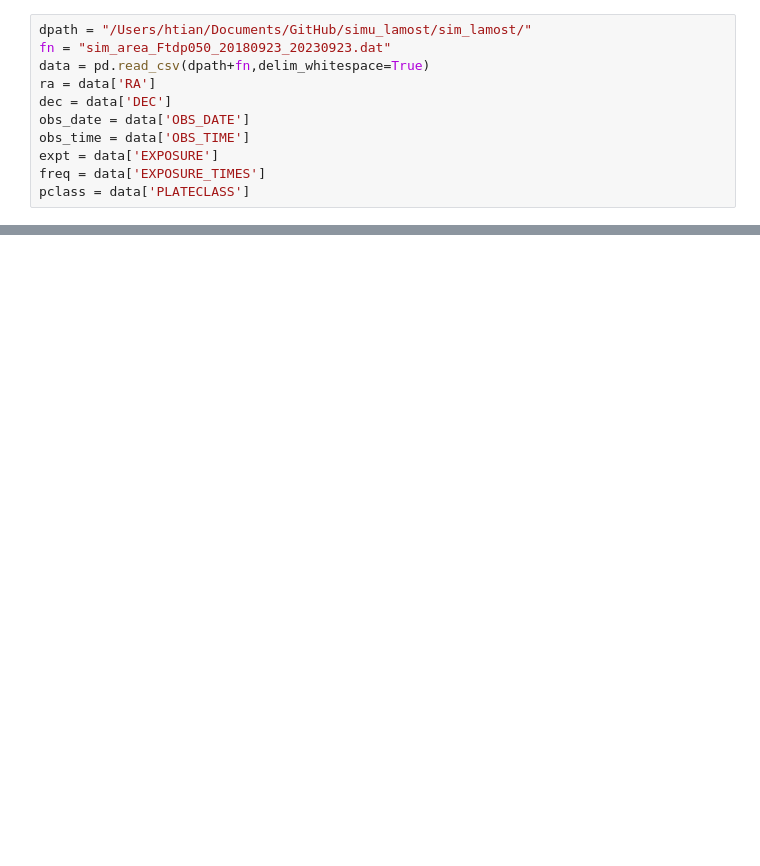
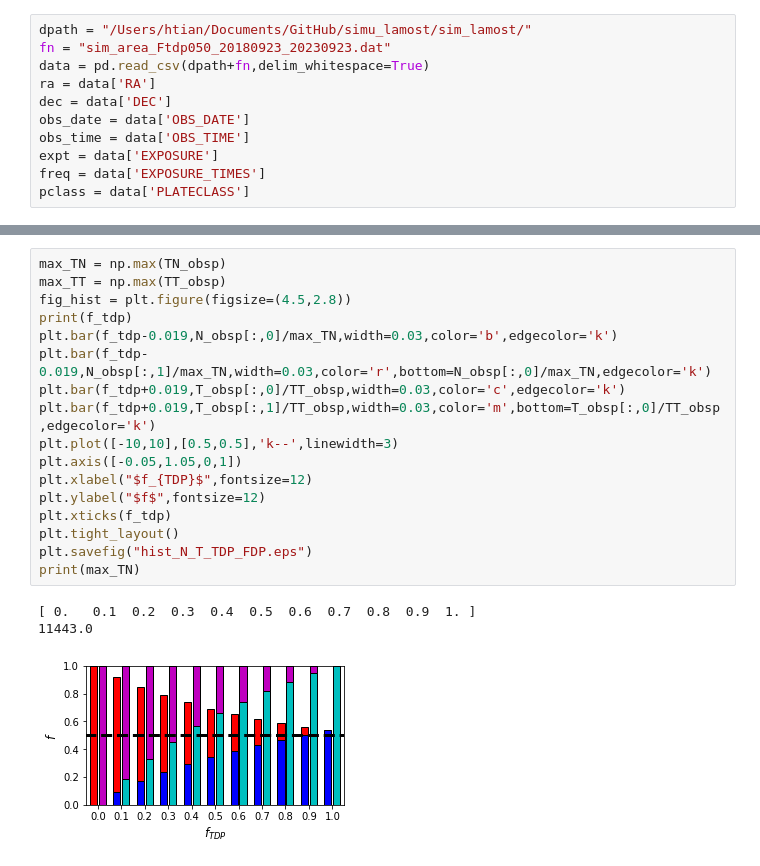
Before and after one commit to ht1an/simu_lamost, a Jupyter notebook: simu_lamost.ipynb, the cells around one changed output, grey strips where cells are left out. Cells and saved outputs as stored; diff of their text form; blank space fills up the shorter version.

```diff
--- a/simu_lamost.ipynb
+++ b/simu_lamost.ipynb
@@ -39,0 +124,21 @@ print(np.min(ra))
+# %%
+max_TN = np.max(TN_obsp)
+max_TT = np.max(TT_obsp)
+fig_hist = plt.figure(figsize=(4.5,2.8))
+print(f_tdp)
+plt.bar(f_tdp-0.019,N_obsp[:,0]/max_TN,width=0.03,color='b',edgecolor='k')
+plt.bar(f_tdp-0.019,N_obsp[:,1]/max_TN,width=0.03,color='r',bottom=N_obsp[:,0]/max_TN,edgecolor='k')
+plt.bar(f_tdp+0.019,T_obsp[:,0]/TT_obsp,width=0.03,color='c',edgecolor='k')
+plt.bar(f_tdp+0.019,T_obsp[:,1]/TT_obsp,width=0.03,color='m',bottom=T_obsp[:,0]/TT_obsp,edgecolor='k')
+plt.plot([-10,10],[0.5,0.5],'k--',linewidth=3)
+plt.axis([-0.05,1.05,0,1])
+plt.xlabel("$f_{TDP}$",fontsize=12)
+plt.ylabel("$f$",fontsize=12)
+plt.xticks(f_tdp)
+plt.tight_layout()
+plt.savefig("hist_N_T_TDP_FDP.eps")
+print(max_TN)
+# %% [output]
+[ 0.   0.1  0.2  0.3  0.4  0.5  0.6  0.7  0.8  0.9  1. ]
+11443.0
+[figure, added]
```
Also changed, not shown: parts of 9 cells of this notebook, 49 other files.
